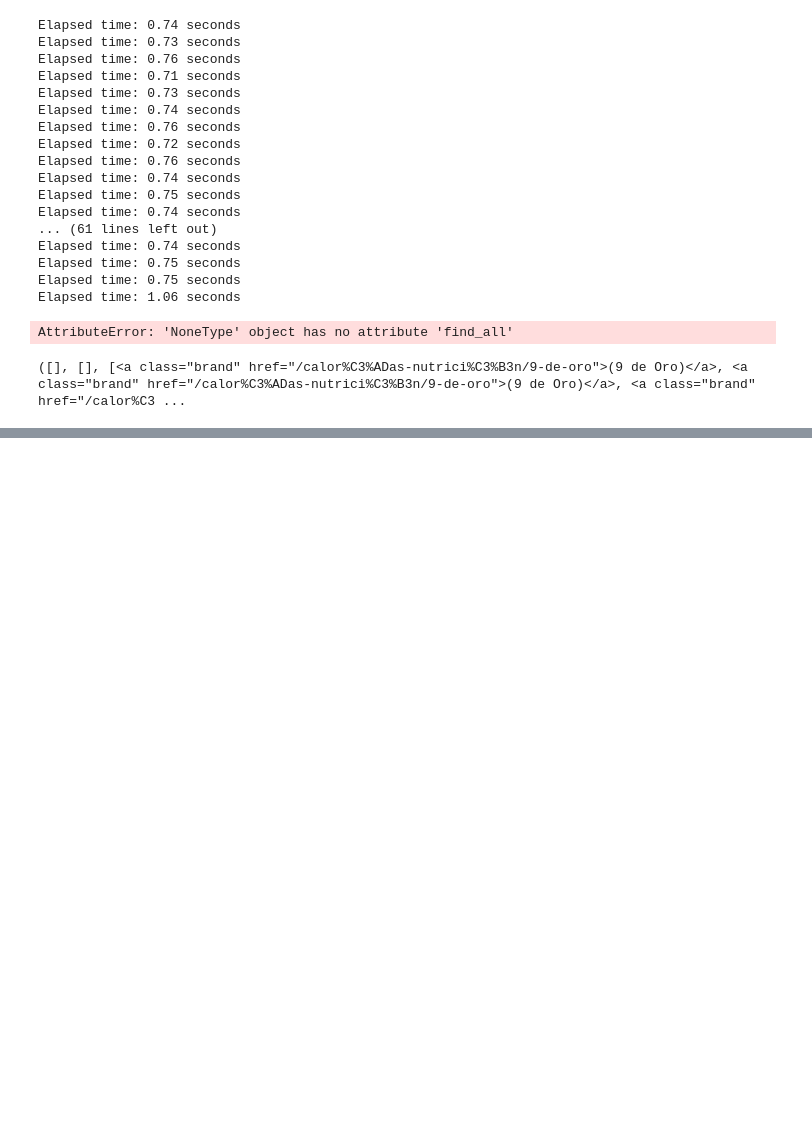
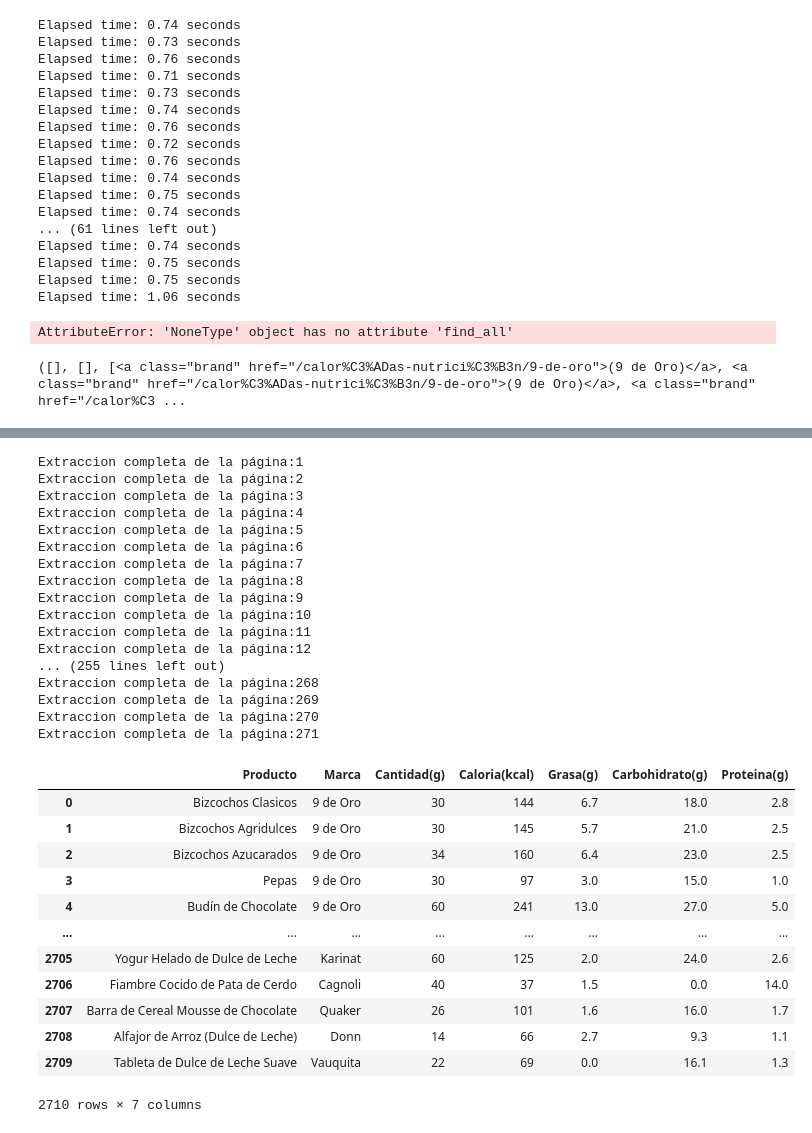
Before and after one commit to octa-acostamonti/NutriAPI, a Jupyter notebook: scraper/NutriAPI.ipynb, the cells around one changed output, grey strips where cells are left out. Cells and saved outputs as stored; diff of their text form; code cells hidden in the pictures; blank space fills up the shorter version.

```diff
--- a/scraper/NutriAPI.ipynb
+++ b/scraper/NutriAPI.ipynb
@@ -157,0 +289,33 @@ len(Proteinas)
+# %%
+extraer_info_nutricional(URLS)
+# %% [output]
+Extraccion completa de la página:1
+Extraccion completa de la página:2
+Extraccion completa de la página:3
+Extraccion completa de la página:4
+Extraccion completa de la página:5
+Extraccion completa de la página:6
+Extraccion completa de la página:7
+Extraccion completa de la página:8
+Extraccion completa de la página:9
+Extraccion completa de la página:10
+Extraccion completa de la página:11
+Extraccion completa de la página:12
+... (255 lines left out)
+Extraccion completa de la página:268
+Extraccion completa de la página:269
+Extraccion completa de la página:270
+Extraccion completa de la página:271
+|  | Producto | Marca | Cantidad(g) | Caloria(kcal) | Grasa(g) | Carbohidrato(g) | Proteina(g) |
+| 0 | Bizcochos Clasicos | 9 de Oro | 30 | 144 | 6.7 | 18.0 | 2.8 |
+| 1 | Bizcochos Agridulces | 9 de Oro | 30 | 145 | 5.7 | 21.0 | 2.5 |
+| 2 | Bizcochos Azucarados | 9 de Oro | 34 | 160 | 6.4 | 23.0 | 2.5 |
+| 3 | Pepas | 9 de Oro | 30 | 97 | 3.0 | 15.0 | 1.0 |
+| 4 | Budín de Chocolate | 9 de Oro | 60 | 241 | 13.0 | 27.0 | 5.0 |
+| ... | ... | ... | ... | ... | ... | ... | ... |
+| 2705 | Yogur Helado de Dulce de Leche | Karinat | 60 | 125 | 2.0 | 24.0 | 2.6 |
+| 2706 | Fiambre Cocido de Pata de Cerdo | Cagnoli | 40 | 37 | 1.5 | 0.0 | 14.0 |
+| 2707 | Barra de Cereal Mousse de Chocolate | Quaker | 26 | 101 | 1.6 | 16.0 | 1.7 |
+| 2708 | Alfajor de Arroz (Dulce de Leche) | Donn | 14 | 66 | 2.7 | 9.3 | 1.1 |
+| 2709 | Tableta de Dulce de Leche Suave | Vauquita | 22 | 69 | 0.0 | 16.1 | 1.3 |
+2710 rows × 7 columns
```
Also changed, not shown: parts of 3 cells of this notebook.
